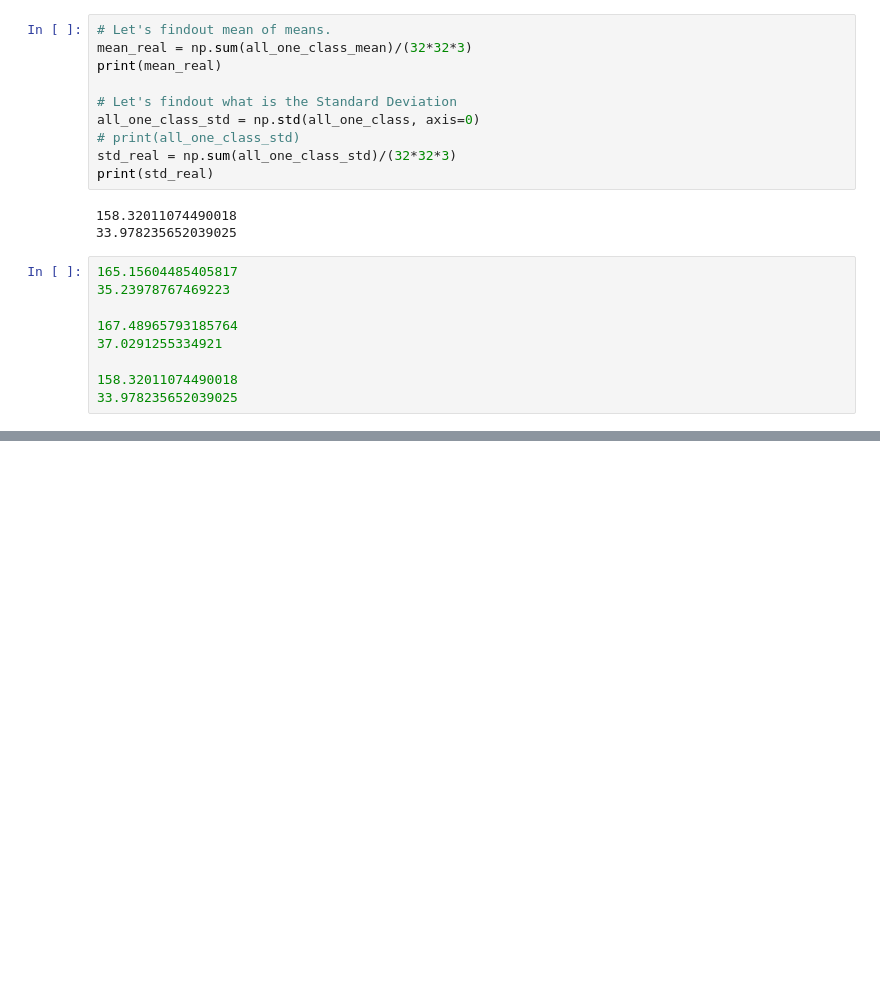
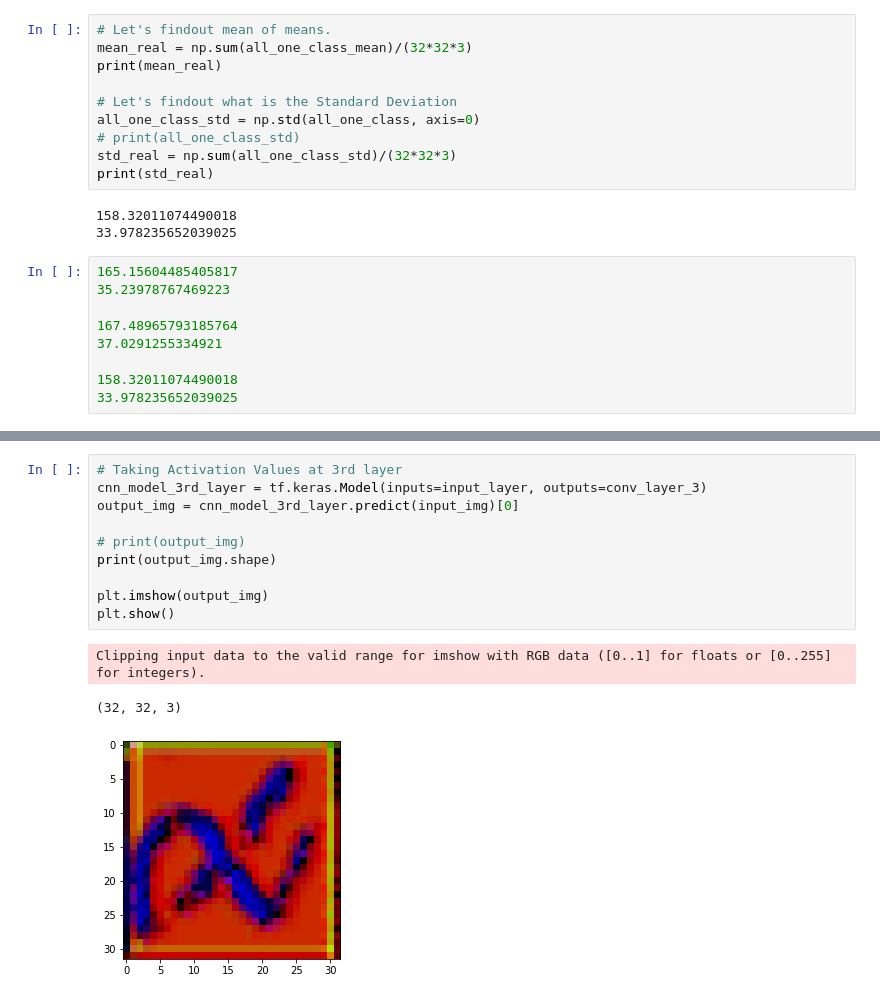
Before and after one commit to Sai-Nilayam/character_classifier, a Jupyter notebook: machine_learning.ipynb, the cells around one changed output, grey strips where cells are left out. Drawn from its saved outputs; the diff is of its cells as text; blank space fills up the shorter version.

```diff
--- a/machine_learning.ipynb
+++ b/machine_learning.ipynb
@@ -462,0 +558,14 @@ print(std_real)
+# %%
+# Taking Activation Values at 3rd layer
+cnn_model_3rd_layer = tf.keras.Model(inputs=input_layer, outputs=conv_layer_3)
+output_img = cnn_model_3rd_layer.predict(input_img)[0]
+
+# print(output_img)
+print(output_img.shape)
+
+plt.imshow(output_img)
+plt.show()
+# %% [output]
+Clipping input data to the valid range for imshow with RGB data ([0..1] for floats or [0..255] for integers).
+(32, 32, 3)
+[figure, added]
```
Also changed, not shown: parts of 10 cells of this notebook.
